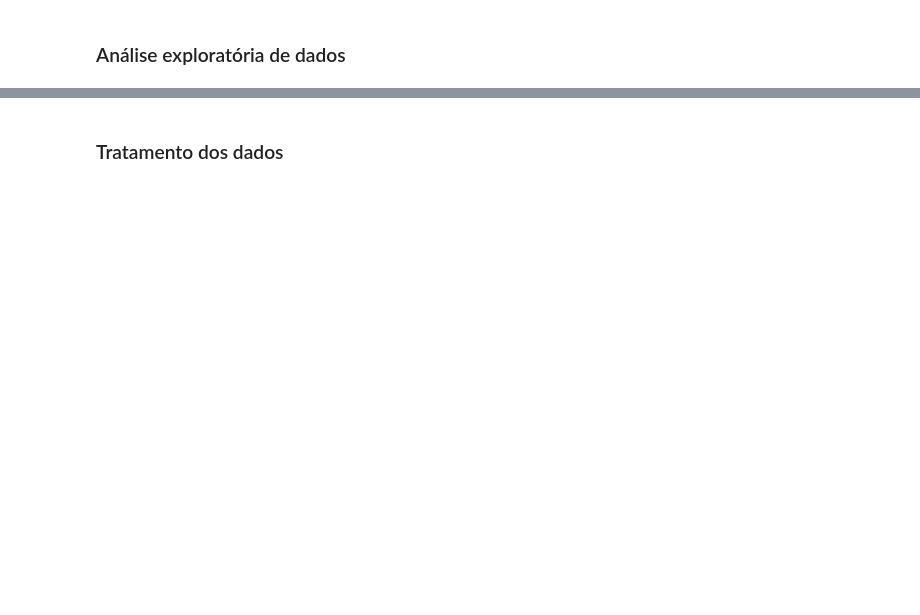
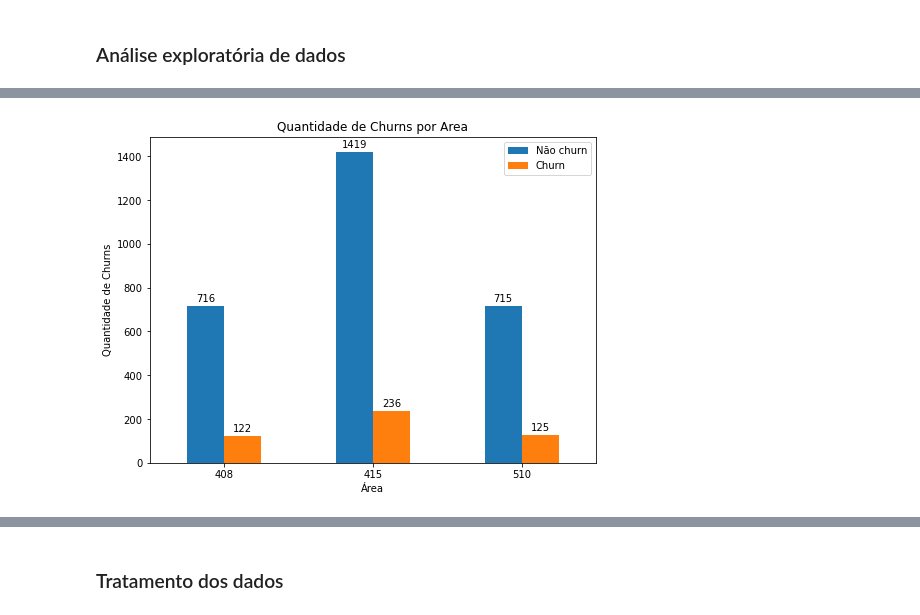
Before and after one commit to jrsilva051/prevendoCustomerChurnOperadorasTelecom, a Jupyter notebook: projetoCustomerChurn.ipynb, the cells around one changed output, grey strips where cells are left out. Cells and saved outputs as stored; diff of their text form; code cells hidden in the pictures; blank space fills up the shorter version.

```diff
--- a/projetoCustomerChurn.ipynb
+++ b/projetoCustomerChurn.ipynb
@@ -152 +289,6 @@ plt.show()
+# %%
+# Analisando quantidade de churn por área
+gerar_grafico_churn_por_area(dados)
+# %% [output]
+[figure, added]
 # %%
```
Also changed, not shown: parts of 42 cells of this notebook.
